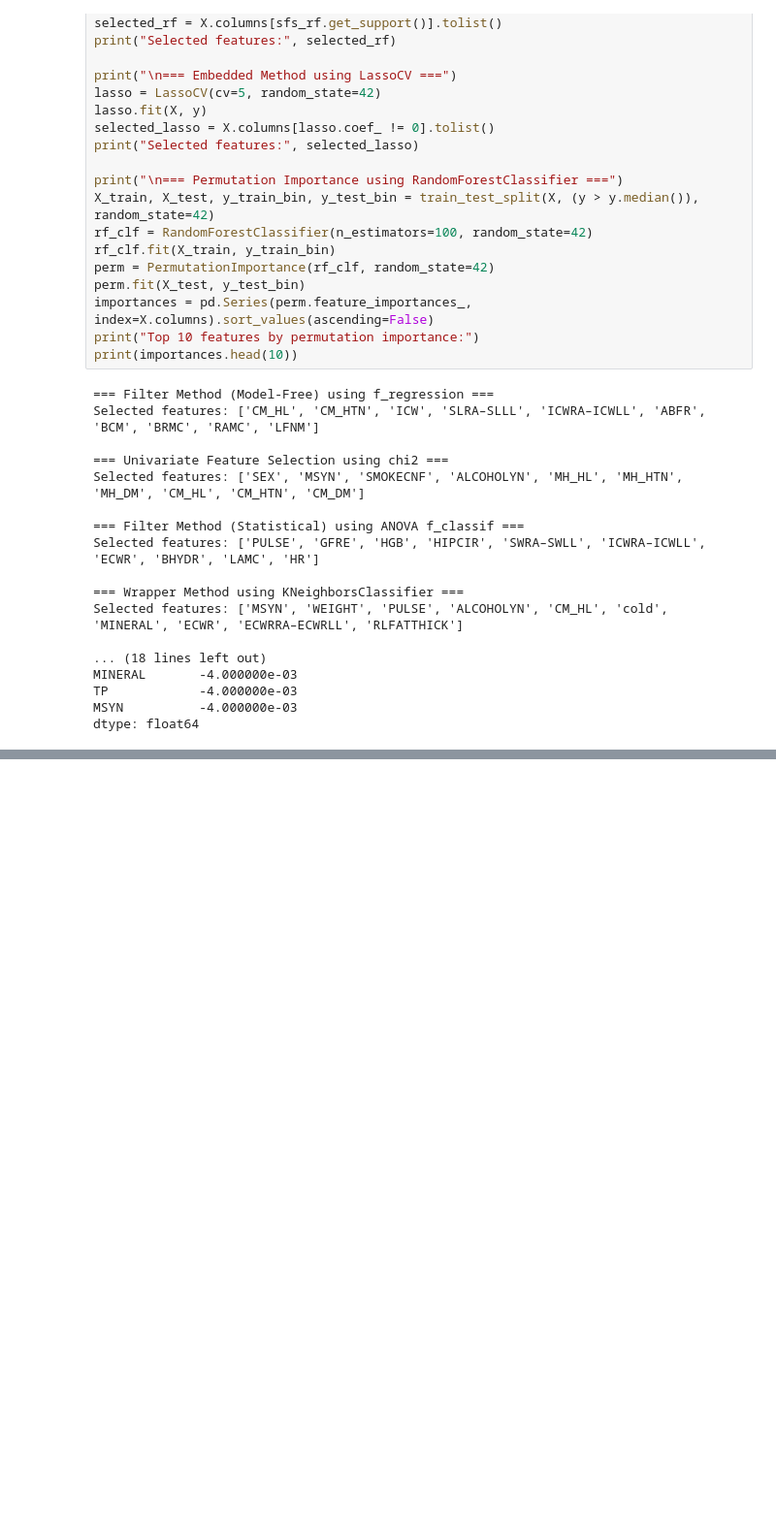
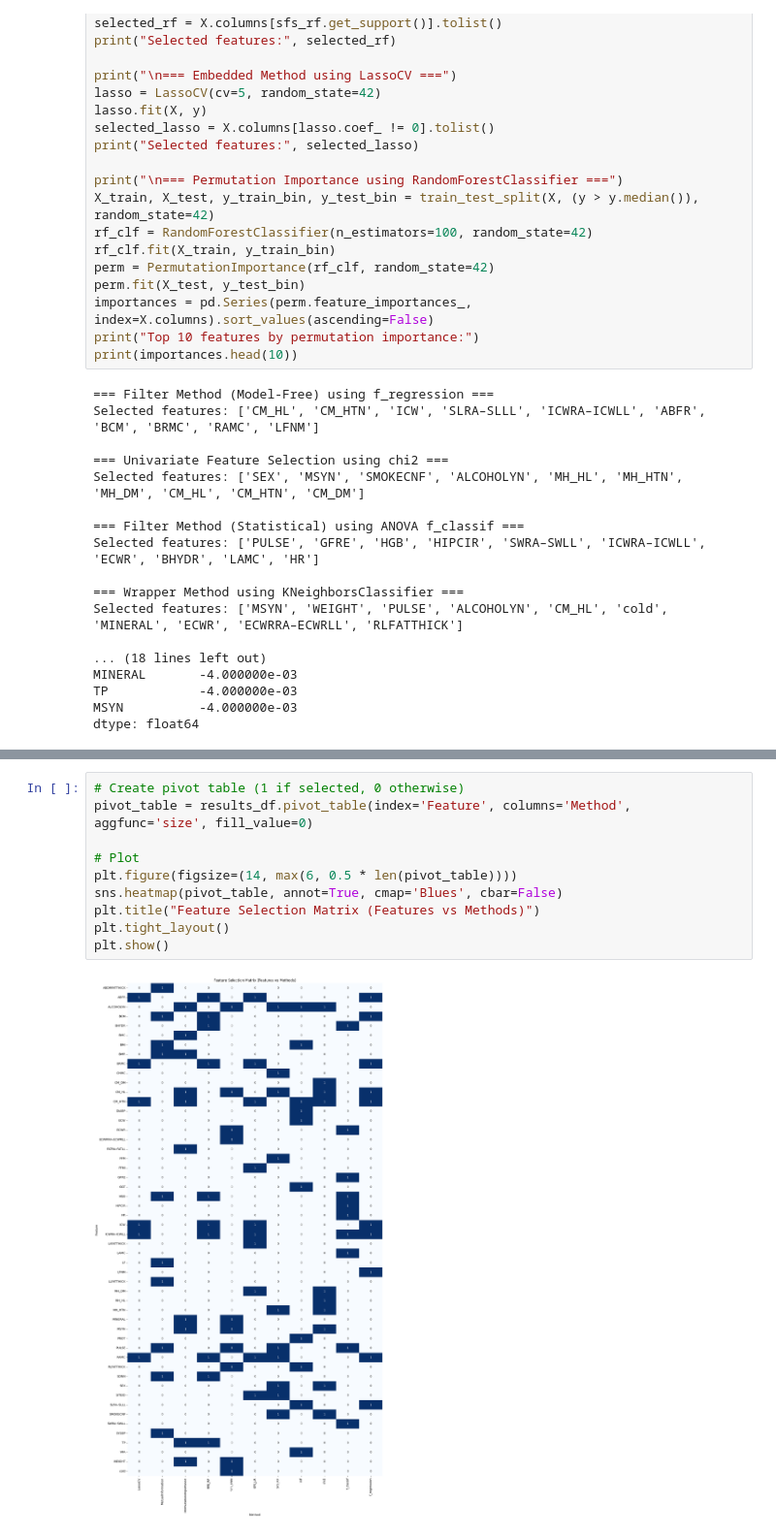
Before and after one commit to RafsanJany-UST/CODE_With_SHA, a Jupyter notebook: MY/Triassic.ipynb, the cells around one changed output, grey strips where cells are left out. Shown at 97% size. Saved outputs shown, nothing was run; the diff lists cells and outputs as text; blank space fills up the shorter version.

```diff
--- a/MY/Triassic.ipynb
+++ b/MY/Triassic.ipynb
@@ -582,0 +619,12 @@ import ace_tools as tools; tools.display_dataframe_to_user(name="Feature Selecti
+# %%
+# Create pivot table (1 if selected, 0 otherwise)
+pivot_table = results_df.pivot_table(index='Feature', columns='Method', aggfunc='size', fill_value=0)
+
+# Plot
+plt.figure(figsize=(14, max(6, 0.5 * len(pivot_table))))
+sns.heatmap(pivot_table, annot=True, cmap='Blues', cbar=False)
+plt.title("Feature Selection Matrix (Features vs Methods)")
+plt.tight_layout()
+plt.show()
+# %% [output]
+[figure, added]
```
Also changed, not shown: parts of 6 cells of this notebook.
